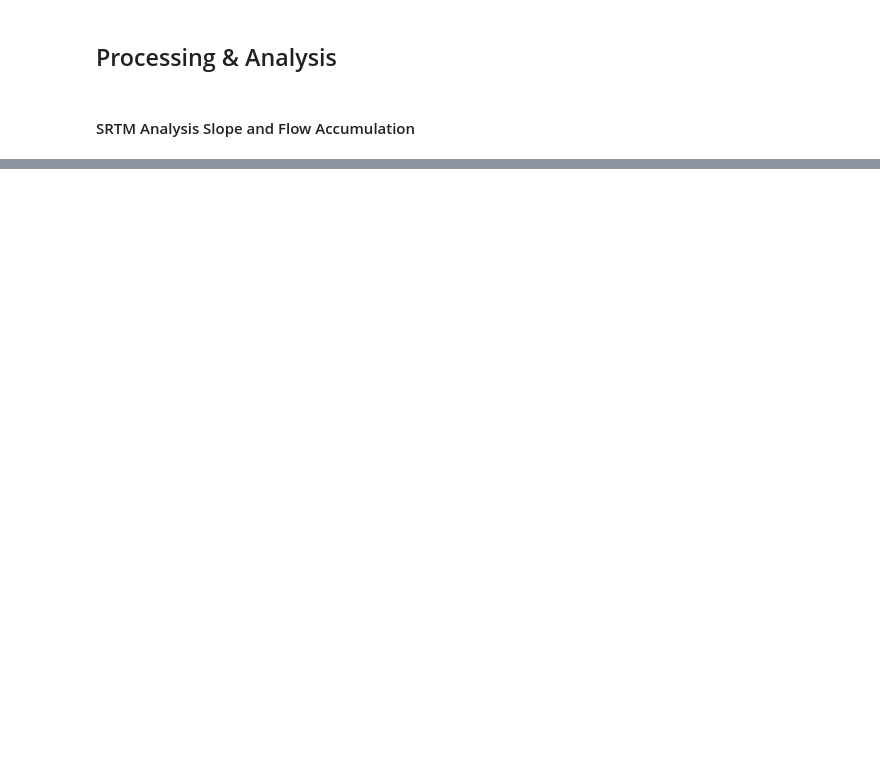
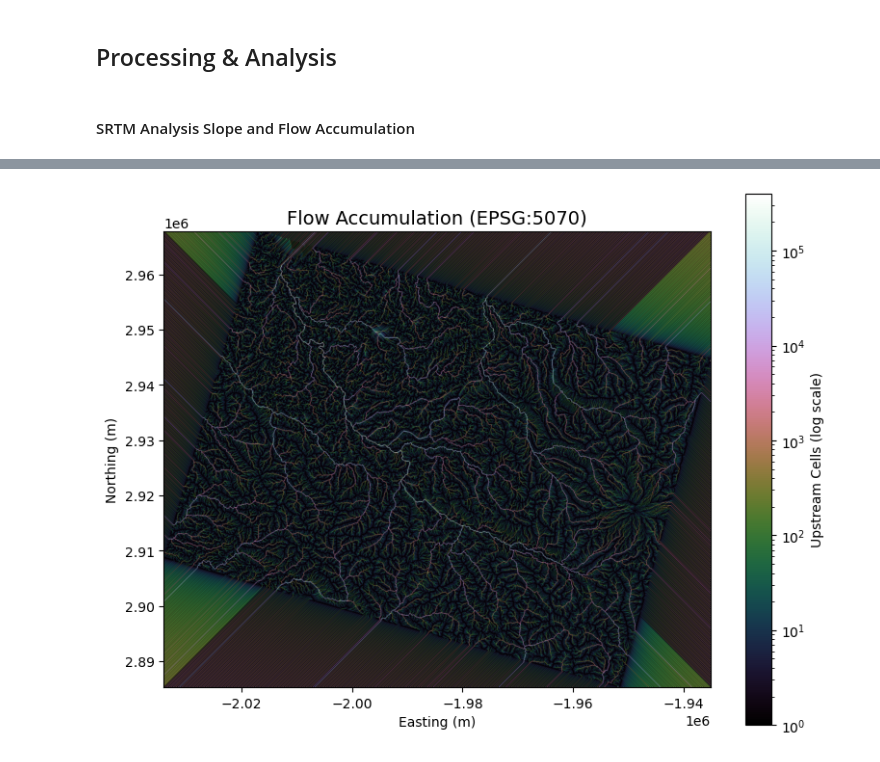
Before and after one commit to nym-veach/surface-runoff-susceptibility-model, a Jupyter notebook: notebooks/01-download-data.ipynb, the cells around one changed output, grey strips where cells are left out. Cells and saved outputs as stored; diff of their text form; code cells hidden in the pictures; blank space fills up the shorter version.

```diff
--- a/notebooks/01-download-data.ipynb
+++ b/notebooks/01-download-data.ipynb
@@ -905,0 +1072,43 @@ plt.show()
+# %%
+import numpy as np
+import matplotlib.pyplot as plt
+from matplotlib import colors
+import matplotlib.cm as cm
+import rioxarray as rxr
+
+# Open saved 5070 flow accumulation raster
+nisqually_flow_acc = rxr.open_rasterio(flow_acc_path, masked=True).squeeze()
+
+# Mask zeros for log scale
+acc_plot = np.where(nisqually_flow_acc <= 0, np.nan, nisqually_flow_acc)
+
+# Colormap
+cmap = cm.get_cmap("cubehelix").copy()
+cmap.set_bad("white")
+
+# Bounds for imshow need order: left, right, bottom, top
+left, bottom, right, top = nisqually_flow_acc.rio.bounds()
+
+# Plot flow accumulation with log scale
+fig, ax = plt.subplots(figsize=(8, 6))
+fig.patch.set_alpha(0)
+ax.grid(zorder=0)
+
+im = ax.imshow(
+    acc_plot,
+    extent=(left, right, bottom, top),
+    cmap=cmap,
+    norm=colors.LogNorm(vmin=1, vmax=np.nanmax(acc_plot)),
+    interpolation="bilinear",
+    zorder=2
+)
+
+plt.colorbar(im, ax=ax, label="Upstream Cells (log scale)")
+ax.set_title("Flow Accumulation (EPSG:5070)", size=14)
+ax.set_xlabel("Easting (m)")
+ax.set_ylabel("Northing (m)")
+
+plt.tight_layout()
+plt.show()
+# %% [output]
+[figure, added]
```
Also changed, not shown: parts of 19 cells of this notebook.
